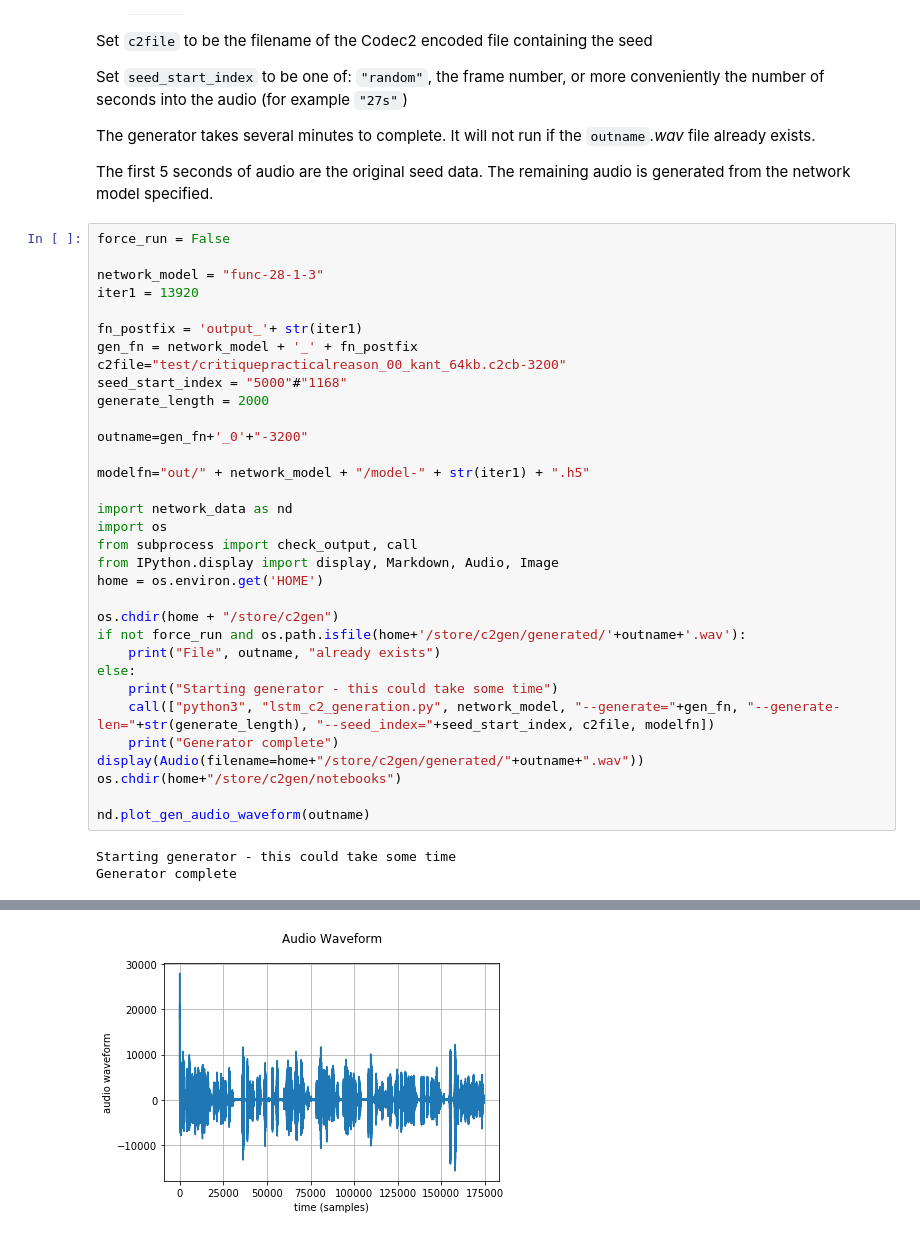
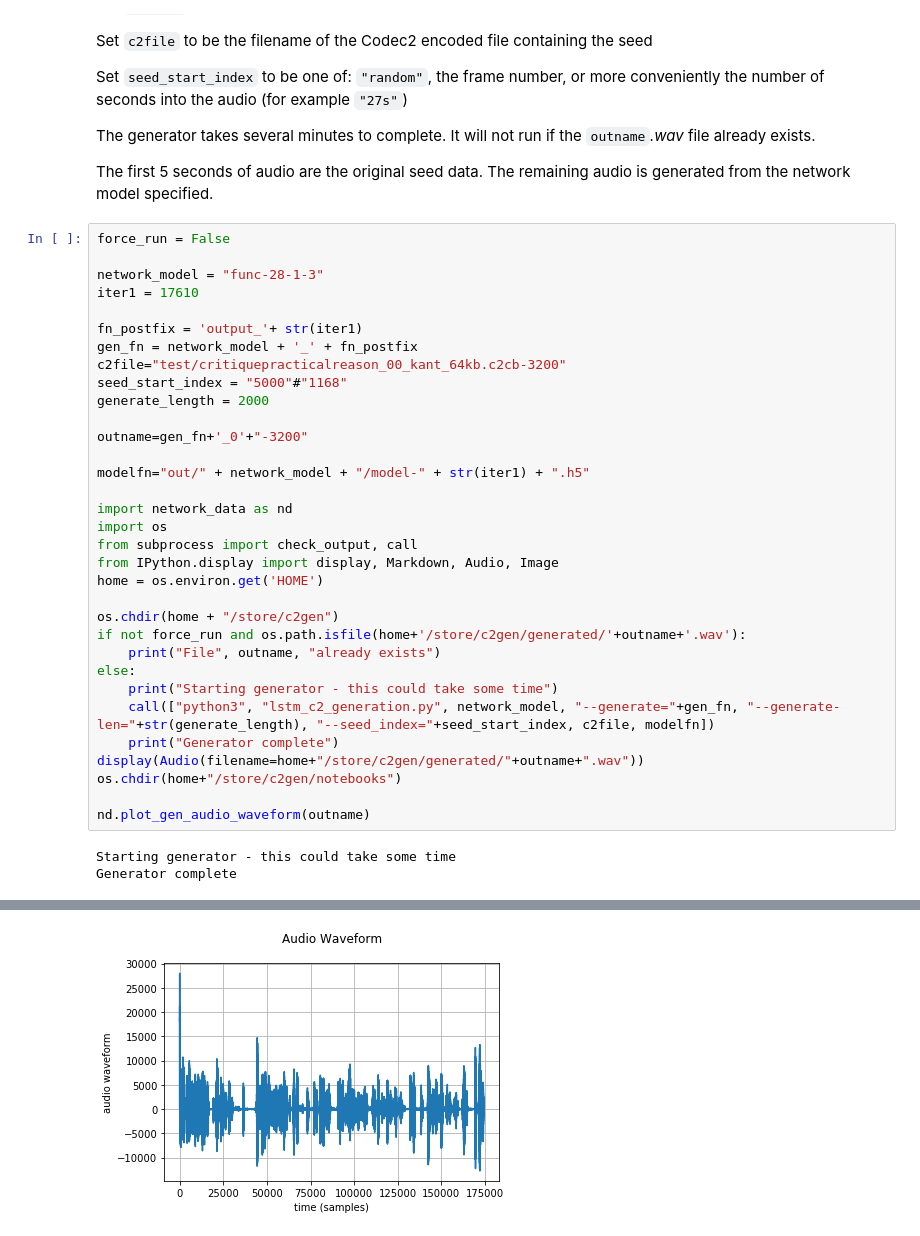
Before and after one commit to philayres/babble-rnn, a Jupyter notebook: notebooks/generate_audio.ipynb, the cells around one changed output, grey strips where cells are left out. Drawn from its saved outputs; the diff is of its cells as text.

```diff
--- a/notebooks/generate_audio.ipynb
+++ b/notebooks/generate_audio.ipynb
@@ -15,40 +15,40 @@ The first 5 seconds of audio are the original seed data. The remaining audio is
 force_run = False
 
 network_model = "func-28-1-3"
-iter1 = 13920
+iter1 = 17610
 
 fn_postfix = 'output_'+ str(iter1)
 gen_fn = network_model + '_' + fn_postfix
 c2file="test/critiquepracticalreason_00_kant_64kb.c2cb-3200"
 seed_start_index = "5000"#"1168"
 generate_length = 2000
 
 outname=gen_fn+'_0'+"-3200"
 
 modelfn="out/" + network_model + "/model-" + str(iter1) + ".h5"
 
 import network_data as nd
 import os
 from subprocess import check_output, call
 from IPython.display import display, Markdown, Audio, Image
 home = os.environ.get('HOME')
 
 os.chdir(home + "/store/c2gen")
 if not force_run and os.path.isfile(home+'/store/c2gen/generated/'+outname+'.wav'):
     print("File", outname, "already exists")
 else:
     print("Starting generator - this could take some time")
     call(["python3", "lstm_c2_generation.py", network_model, "--generate="+gen_fn, "--generate-len="+str(generate_length), "--seed_index="+seed_start_index, c2file, modelfn])
     print("Generator complete")
 display(Audio(filename=home+"/store/c2gen/generated/"+outname+".wav"))
 os.chdir(home+"/store/c2gen/notebooks")
 
 nd.plot_gen_audio_waveform(outname)
 # %% [output]
 Starting generator - this could take some time
 Generator complete
 [interactive output not drawn]
-[figure, old version]
+[figure, new version]
 # %%
 print(gen_fn)
 nd.plot_codec_params(network_model,fn_postfix, scale_up='orig', loc='generated')
```
Also changed, not shown: parts of 1 cell of this notebook, 4 other files.
